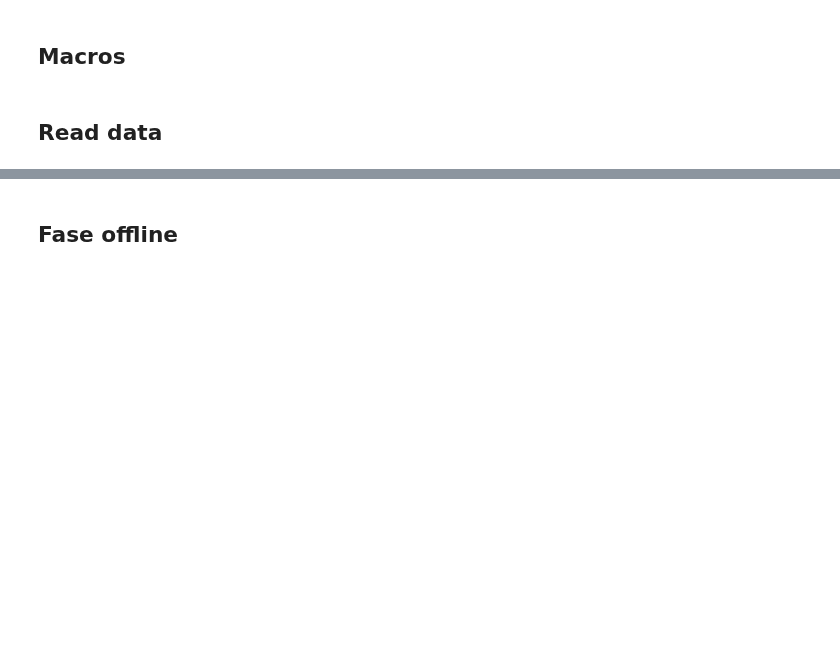
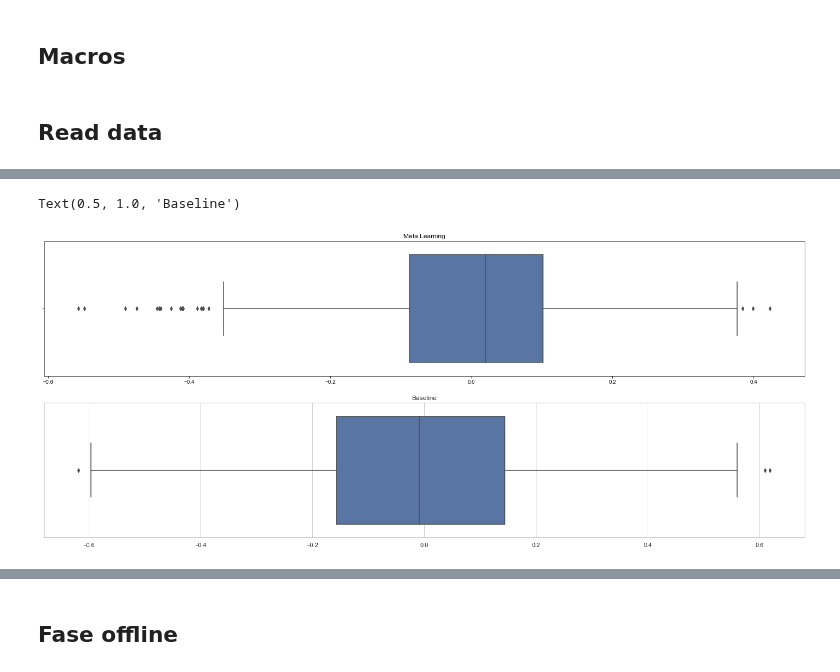
Before and after one commit to feamelo/drift-meta-learning, a Jupyter notebook: src/experiments/meta_label_metric.ipynb, the cells around one changed output, grey strips where cells are left out. Saved outputs shown, nothing was run; the diff lists cells and outputs as text; code cells hidden in the pictures; blank space fills up the shorter version.

```diff
--- a/src/experiments/meta_label_metric.ipynb
+++ b/src/experiments/meta_label_metric.ipynb
@@ -77,0 +39,3 @@ validation_df = online_df.iloc[:int(OFFLINE_PHASE_SIZE*META_TRAIN_SIZE)]
+# %%
+df = pd.read_csv("metabases/random_forest.csv")
+df.head()
@@ -77,0 +50,17 @@ validation_df = online_df.iloc[:int(OFFLINE_PHASE_SIZE*META_TRAIN_SIZE)]
+# %%
+y_true = df["precision"]
+y_pred = df["predicted"]
+y_baseline = df["last_precision"]
+# %%
+fig = plt.figure(figsize=(25, 10))
+
+plt.subplot(2, 1, 1)
+evaluator.box_plot(y_true, y_pred)
+plt.title("Meta Learning")
+
+plt.subplot(2, 1, 2)
+evaluator.box_plot(y_true, y_baseline)
+plt.title("Baseline")
+# %% [output]
+Text(0.5, 1.0, 'Baseline')
+[figure, added]
```
Also changed, not shown: parts of 9 cells of this notebook, 15 other files.
